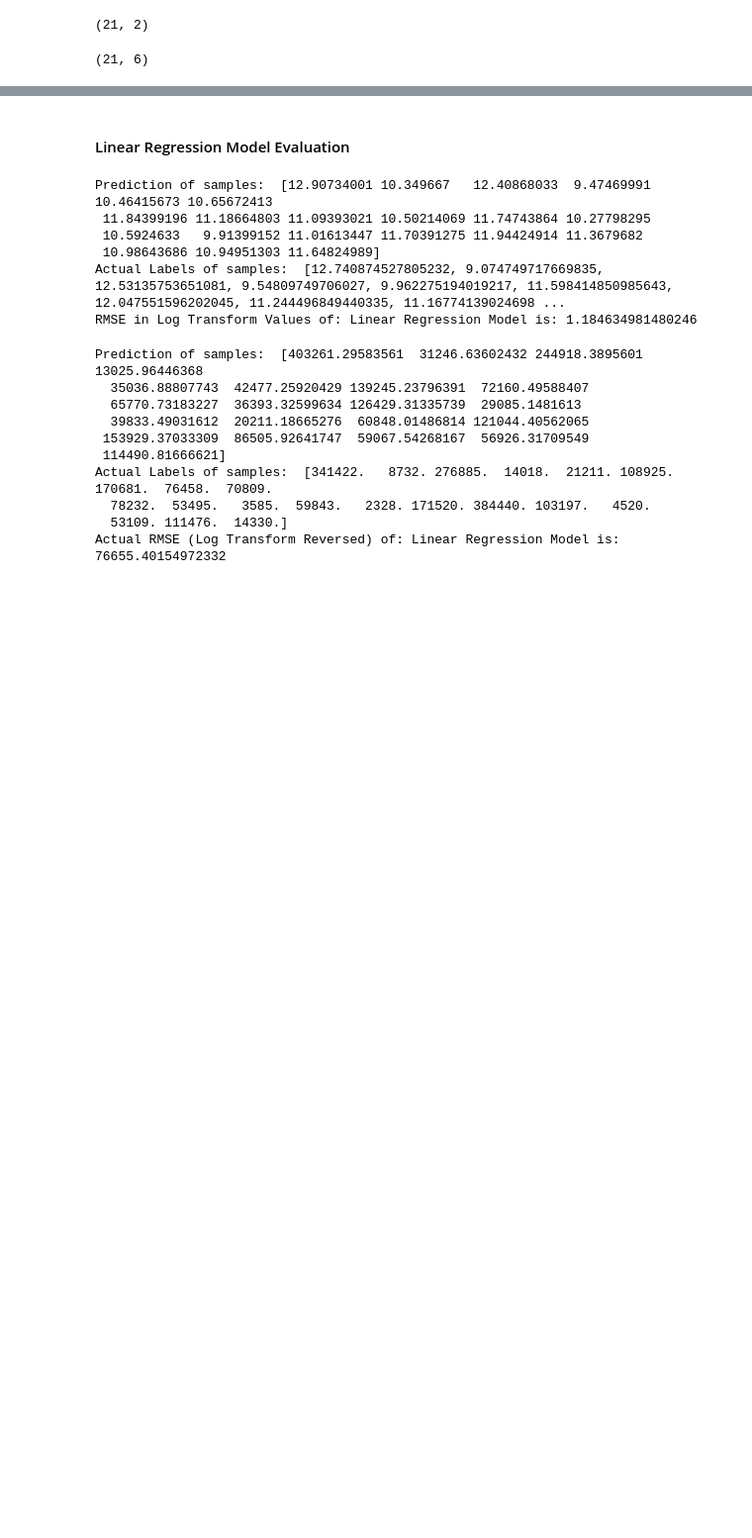
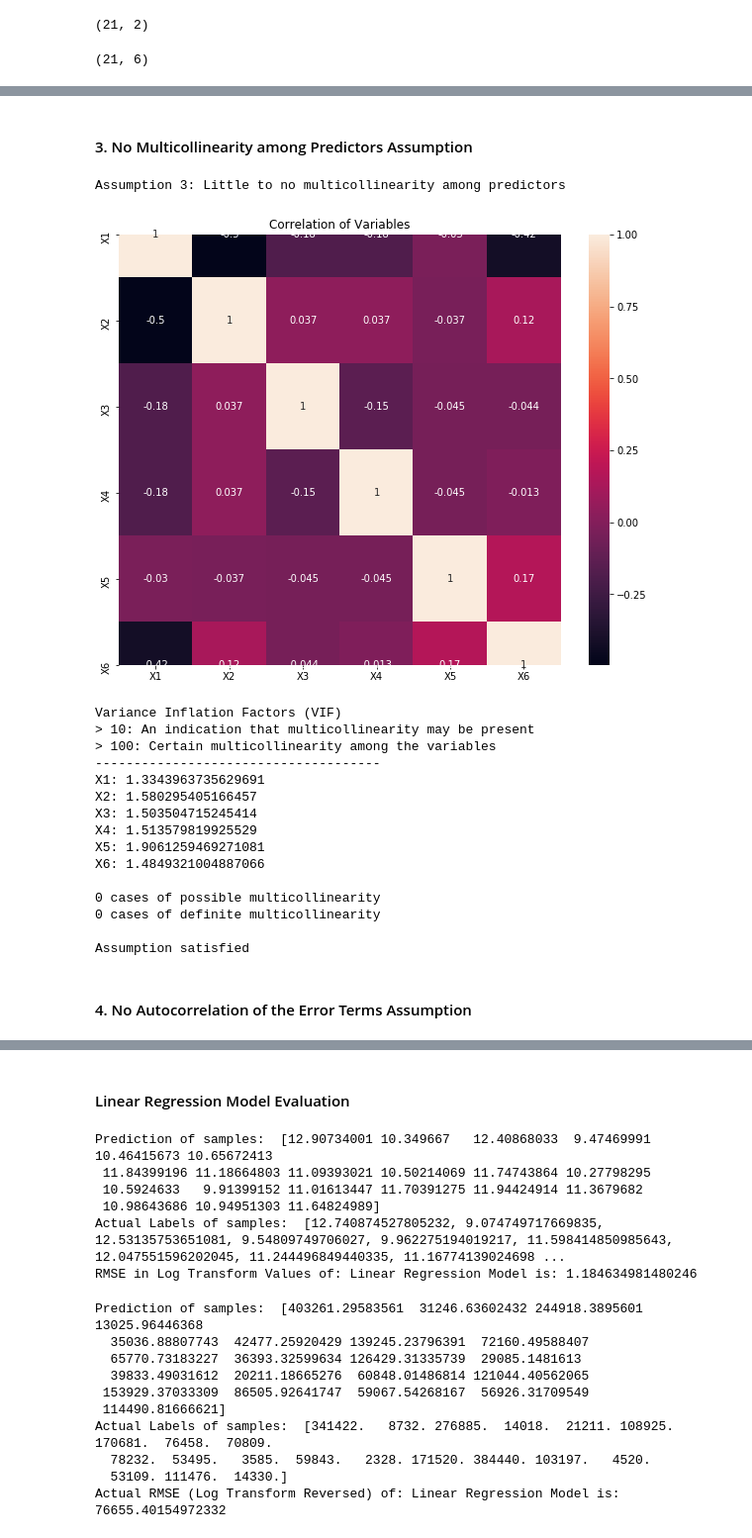
Before and after one commit to IsaacMwendwa/productive-employment-prediction, a Jupyter notebook: Model Building/Predictive Analysis Part 3 - Total Number in Wage Employment Model.ipynb, the cells around one changed output, grey strips where cells are left out. Shown at 99% size. Cells and saved outputs as stored; diff of their text form; code cells hidden in the pictures; blank space fills up the shorter version.

```diff
--- a/Model Building/Predictive Analysis Part 3 - Total Number in Wage Employment Model.ipynb
+++ b/Model Building/Predictive Analysis Part 3 - Total Number in Wage Employment Model.ipynb
@@ -923,0 +1024,80 @@ sample_data_prepared.shape
+# %% [markdown]
+#### 3.  No Multicollinearity among Predictors Assumption
+# %%
+def multicollinearity_assumption(model, features, label, feature_names=None):
+    """
+    Multicollinearity: Assumes that predictors are not correlated with each other. If there is
+                       correlation among the predictors, then either remove predictors with high
+                       Variance Inflation Factor (VIF) values or perform dimensionality reduction
+
+                       This assumption being violated causes issues with interpretability of the
+                       coefficients and the standard errors of the coefficients.
+    """
+    from statsmodels.stats.outliers_influence import variance_inflation_factor
+    print('Assumption 3: Little to no multicollinearity among predictors')
+
+    # Plotting the heatmap
+    plt.figure(figsize = (10,8))
+    sns.heatmap(pd.DataFrame(features, columns=feature_names).corr(), annot=True)
+    plt.title('Correlation of Variables')
+    plt.show()
+
+    print('Variance Inflation Factors (VIF)')
+    print('> 10: An indication that multicollinearity may be present')
+    print('> 100: Certain multicollinearity among the variables')
+    print('-------------------------------------')
+
+    # Gathering the VIF for each variable
+    VIF = [variance_inflation_factor(features, i) for i in range(features.shape[1])]
+    for idx, vif in enumerate(VIF):
+        print('{0}: {1}'.format(feature_names[idx], vif))
+
+    # Gathering and printing total cases of possible or definite multicollinearity
+    possible_multicollinearity = sum([1 for vif in VIF if vif > 10])
+    definite_multicollinearity = sum([1 for vif in VIF if vif > 100])
+    print()
+    print('{0} cases of possible multicollinearity'.format(possible_multicollinearity))
+    print('{0} cases of definite multicollinearity'.format(definite_multicollinearity))
+    print()
+
+    if definite_multicollinearity == 0:
+        if possible_multicollinearity == 0:
+            print('Assumption satisfied')
+        else:
+            print('Assumption possibly satisfied')
+            print()
+            print('Coefficient interpretability may be problematic')
+            print('Consider removing variables with a high Variance Inflation Factor (VIF)')
+
+    else:
+        print('Assumption not satisfied')
+        print()
+        print('Coefficient interpretability will be problematic')
+        print('Consider removing variables with a high Variance Inflation Factor (VIF)')
+
+
+# Setting feature names to x1, x2, x3, etc. if they are not defined
+linear_feature_names = ['X'+str(feature+1) for feature in range(prepared_data_train.shape[1])]
+
+
+multicollinearity_assumption(lin_reg, prepared_data_train, data_train_labels, linear_feature_names)
+# %% [output]
+Assumption 3: Little to no multicollinearity among predictors
+[figure, added]
+Variance Inflation Factors (VIF)
+> 10: An indication that multicollinearity may be present
+> 100: Certain multicollinearity among the variables
+-------------------------------------
+X1: 1.3343963735629691
+X2: 1.580295405166457
+X3: 1.503504715245414
+X4: 1.513579819925529
+X5: 1.9061259469271081
+X6: 1.4849321004887066
+
+0 cases of possible multicollinearity
+0 cases of definite multicollinearity
+
+Assumption satisfied
+# %% [markdown]
+#### 4. No Autocorrelation of the Error Terms Assumption
```
Also changed, not shown: parts of 18 cells of this notebook.
